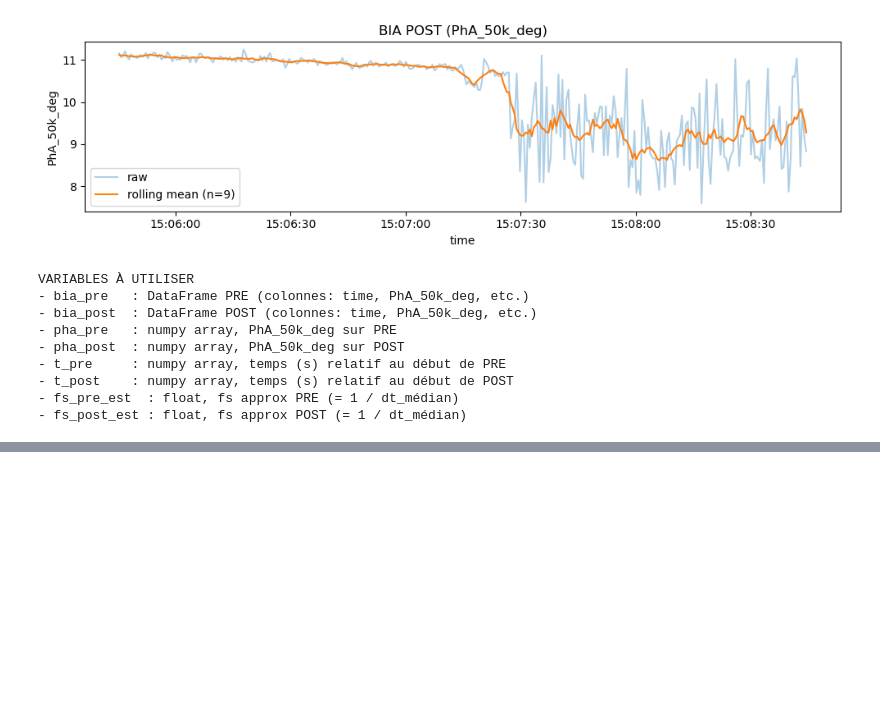
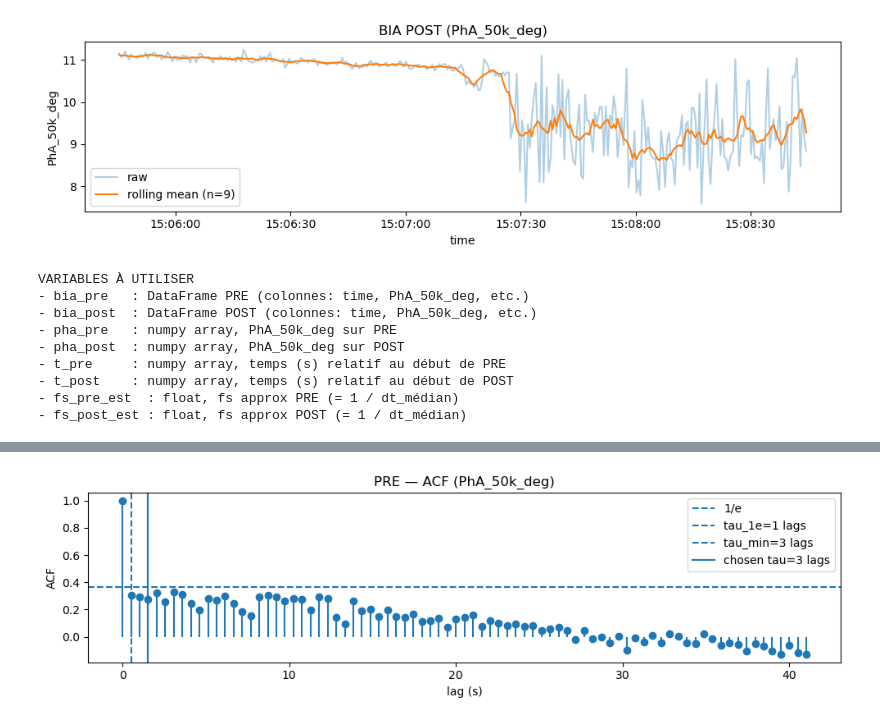
Before and after one commit to lucassavona85-png/Time-Series, a Jupyter notebook: code/RAW_BIA_LOADING.ipynb, the cells around one changed output, grey strips where cells are left out. Saved outputs shown, nothing was run; the diff lists cells and outputs as text; code cells hidden in the pictures; blank space fills up the shorter version.

```diff
--- a/code/RAW_BIA_LOADING.ipynb
+++ b/code/RAW_BIA_LOADING.ipynb
@@ -118,3 +118,97 @@ VARIABLES À UTILISER
 - t_post    : numpy array, temps (s) relatif au début de POST
 - fs_pre_est  : float, fs approx PRE (= 1 / dt_médian)
 - fs_post_est : float, fs approx POST (= 1 / dt_médian)
+# %%
+# ACF + tau (1/e crossing + first local minimum)
+
+from statsmodels.tsa.stattools import acf
+
+
+# 0) Extract signals (shared reference)
+
+pha_pre  = bia_pre["PhA_50k_deg"].astype(float).dropna().to_numpy()
+pha_post = bia_post["PhA_50k_deg"].astype(float).dropna().to_numpy()
+
+
+
+# 1) Tau estimators from ACF
+
+def estimate_tau_from_acf(x, max_lag=80):
+    """
+    Returns:
+      tau_1e  : first lag where ACF < 1/e (None if never)
+      tau_min : first local minimum of ACF (None if none found)
+      acf_vals: array ACF[0..max_lag]
+    """
+    x = np.asarray(x, dtype=float)
+    x = x[np.isfinite(x)]
+
+    # safety
+    if len(x) < max_lag + 5:
+        max_lag = max(10, len(x)//5)
+
+    acf_vals = acf(x, nlags=max_lag, fft=True)
+    target = 1 / np.e
+
+    tau_1e = None
+    for k in range(1, len(acf_vals)):
+        if acf_vals[k] < target:
+            tau_1e = k
+            break
+
+    tau_min = None
+    for k in range(2, len(acf_vals) - 1):
+        if acf_vals[k] < acf_vals[k-1] and acf_vals[k] < acf_vals[k+1]:
+            tau_min = k
+            break
+
+    return tau_1e, tau_min, acf_vals
+
+
+# 2) Compute ACF + taus
+
+MAX_LAG = 80
+
+tau1e_pre,  tauMin_pre,  acf_pre  = estimate_tau_from_acf(pha_pre,  max_lag=MAX_LAG)
+tau1e_post, tauMin_post, acf_post = estimate_tau_from_acf(pha_post, max_lag=MAX_LAG)
+
+# Choose a default tau (prefer local minimum; fallback to 1/e)
+tau_pre_lag  = tauMin_pre  if tauMin_pre  is not None else tau1e_pre
+tau_post_lag = tauMin_post if tauMin_post is not None else tau1e_post
+
+tau_pre_sec  = None if tau_pre_lag  is None else tau_pre_lag  * dt_pre_med
+tau_post_sec = None if tau_post_lag is None else tau_post_lag * dt_post_med
+
+print("TAU ESTIMATES (from ACF)")
+print(f"PRE : tau_1e={tau1e_pre} | tau_first_min={tauMin_pre} | chosen_tau={tau_pre_lag} lags (~{tau_pre_sec:.3f}s)")
+print(f"POST: tau_1e={tau1e_post}| tau_first_min={tauMin_post}| chosen_tau={tau_post_lag} lags (~{tau_post_sec:.3f}s)")
+
+
+# 3) Plot ACF (PRE + POST) with tau markers
+
+def plot_acf_with_tau(acf_vals, title, dt_med, tau1e, tauMin, chosen_tau):
+    lags = np.arange(len(acf_vals))
+    t_lags = lags * dt_med
+    target = 1 / np.e
+
+    plt.figure(figsize=(10, 3))
+    plt.stem(t_lags, acf_vals, basefmt=" ")
+    plt.axhline(target, linestyle="--", label="1/e")
+
+    if tau1e is not None:
+        plt.axvline(tau1e * dt_med, linestyle="--", label=f"tau_1e={tau1e} lags")
+    if tauMin is not None:
+        plt.axvline(tauMin * dt_med, linestyle="--", label=f"tau_min={tauMin} lags")
+    if chosen_tau is not None:
+        plt.axvline(chosen_tau * dt_med, linestyle="-", label=f"chosen tau={chosen_tau} lags")
+
+    plt.title(title)
+    plt.xlabel("lag (s)")
+    plt.ylabel("ACF")
+    plt.tight_layout()
+    plt.legend()
+    plt.show()
+
+plot_acf_with_tau(acf_pre,  "PRE — ACF (PhA_50k_deg)",  dt_pre_med,  tau1e_pre,  tauMin_pre,  tau_pre_lag)
+plot_acf_with_tau(acf_post, "POST — ACF (PhA_50k_deg)", dt_post_med, tau1e_post, tauMin_post, tau_post_lag)
+# %% [output]
@@ -120,0 +218 @@ VARIABLES À UTILISER
+[figure, added]
```
Also changed, not shown: parts of 1 cell of this notebook.
